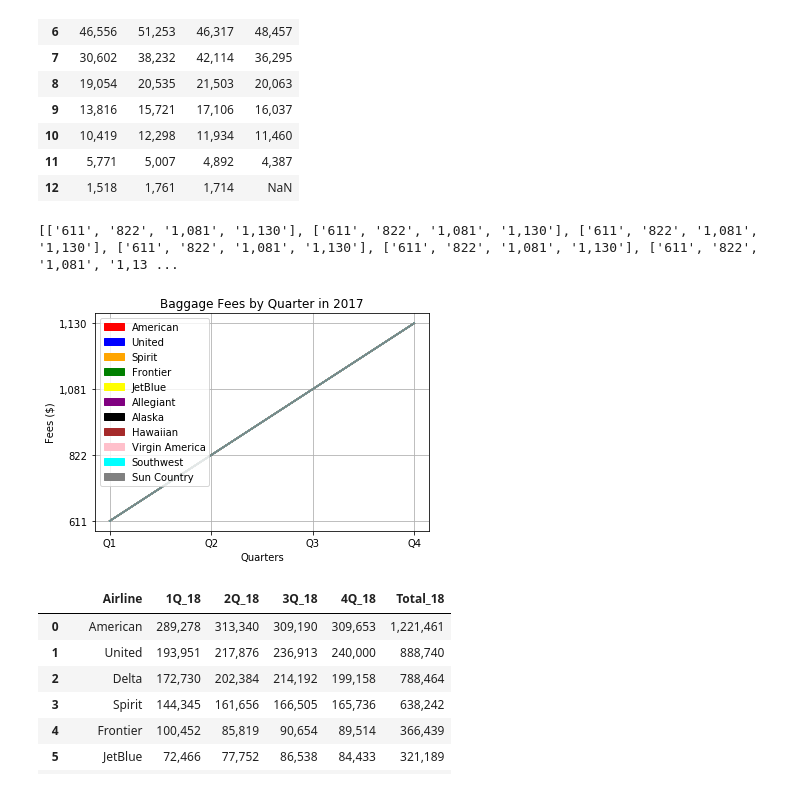
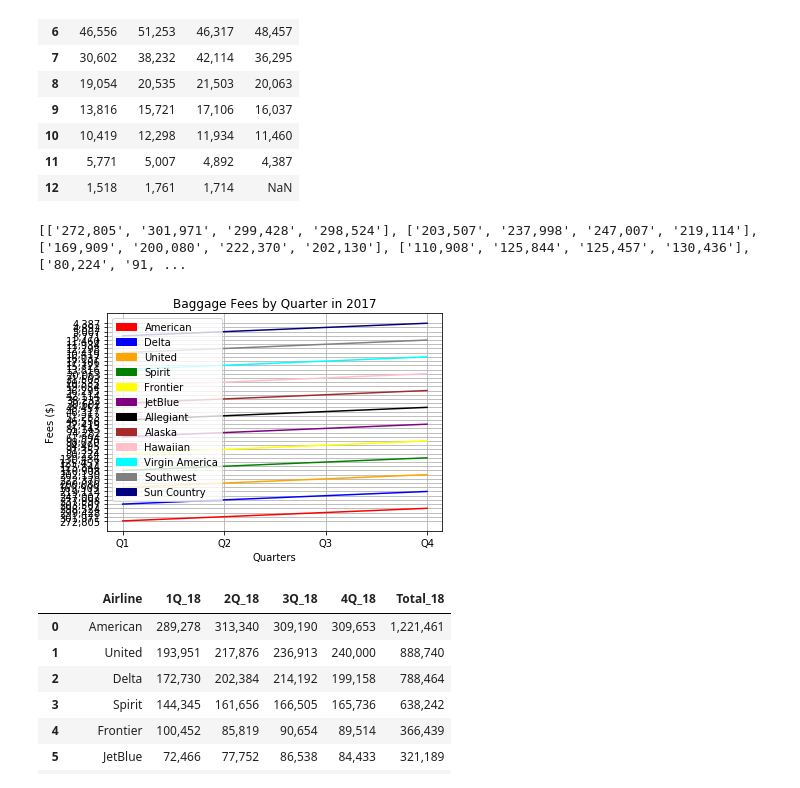
Before and after one commit to marcum531/Project1, a Jupyter notebook: Baggage_Fees.ipynb, the cells around one changed output. Saved outputs shown, nothing was run; the diff lists cells and outputs as text; code cells hidden in the pictures.

```diff
--- a/Baggage_Fees.ipynb
+++ b/Baggage_Fees.ipynb
@@ -179,11 +179,11 @@ main_list17 = []
 for index, rows in fees17_dfb.iterrows():
 
     my_list17 = [rows.Q1_17, rows.Q2_17, rows.Q3_17, rows.Q4_17]
-    main_list17.append(my_list)
+    main_list17.append(my_list17)
 
 print(main_list17)
 # %% [output]
-[['611', '822', '1,081', '1,130'], ['611', '822', '1,081', '1,130'], ['611', '822', '1,081', '1,130'], ['611', '822', '1,081', '1,130'], ['611', '822', '1,081', '1,130'], ['611', '822', '1,081', '1,13 ...
+[['272,805', '301,971', '299,428', '298,524'], ['203,507', '237,998', '247,007', '219,114'], ['169,909', '200,080', '222,370', '202,130'], ['110,908', '125,844', '125,457', '130,436'], ['80,224', '91, ...
 # %%
 x_labels = ['Q1', 'Q2', 'Q3', 'Q4']
 y1 = main_list17[0]
@@ -194,45 +194,48 @@ y5 = main_list17[4]
 y6 = main_list17[5]
 y7 = main_list17[6]
 y8 = main_list17[7]
 y9 = main_list17[8]
 y10 = main_list17[9]
 y11 = main_list17[10]
+y12 = main_list17[11]
 
 plt.plot(y1, color='red')
 plt.plot(y2, color='blue')
 plt.plot(y3, color='orange')
 plt.plot(y4, color='green')
 plt.plot(y5, color='yellow')
 plt.plot(y6, color='purple')
 plt.plot(y7, color='black')
 plt.plot(y8, color='brown')
 plt.plot(y9, color='pink')
 plt.plot(y10, color='cyan')
 plt.plot(y11, color='gray')
+plt.plot(y12, color='navy')
 
 
 plt.title('Baggage Fees by Quarter in 2017')
 plt.xlabel('Quarters')
 plt.ylabel('Fees ($)')
 plt.xticks(np.arange(len(x_labels)), x_labels)
 
 red = mpatches.Patch(color='red', label="American")
-blue = mpatches.Patch(color='blue', label='United')
-orange = mpatches.Patch(color='orange', label="Spirit")
-green = mpatches.Patch(color='green', label='Frontier')
-yellow = mpatches.Patch(color='yellow', label='JetBlue')
-purple = mpatches.Patch(color='purple', label='Allegiant')
-black = mpatches.Patch(color='black', label='Alaska')
-brown = mpatches.Patch(color='brown', label='Hawaiian')
-pink = mpatches.Patch(color='pink', label='Virgin America')
-cyan = mpatches.Patch(color='cyan', label='Southwest')
-gray = mpatches.Patch(color='gray', label='Sun Country')
-plt.legend(handles=[red, blue, orange, green, yellow, purple, black, brown, pink, cyan, gray])
+blue = mpatches.Patch(color='blue', label='Delta')
+orange = mpatches.Patch(color='orange', label="United")
+green = mpatches.Patch(color='green', label='Spirit')
+yellow = mpatches.Patch(color='yellow', label='Frontier')
+purple = mpatches.Patch(color='purple', label='JetBlue')
+black = mpatches.Patch(color='black', label='Allegiant')
+brown = mpatches.Patch(color='brown', label='Alaska')
+pink = mpatches.Patch(color='pink', label='Hawaiian')
+cyan = mpatches.Patch(color='cyan', label='Virgin America')
+gray = mpatches.Patch(color='gray', label='Southwest')
+navy = mpatches.Patch(color='navy', label='Sun Country')
+plt.legend(handles=[red, blue, orange, green, yellow, purple, black, brown, pink, cyan, gray, navy])
 
 plt.grid()
 plt.show()
 # %% [output]
-[figure, old version]
+[figure, new version]
 # %%
 fees18_dfa = fees18_df.drop([11])
 fees18_dfa
```
Also changed, not shown: parts of 11 cells of this notebook.
